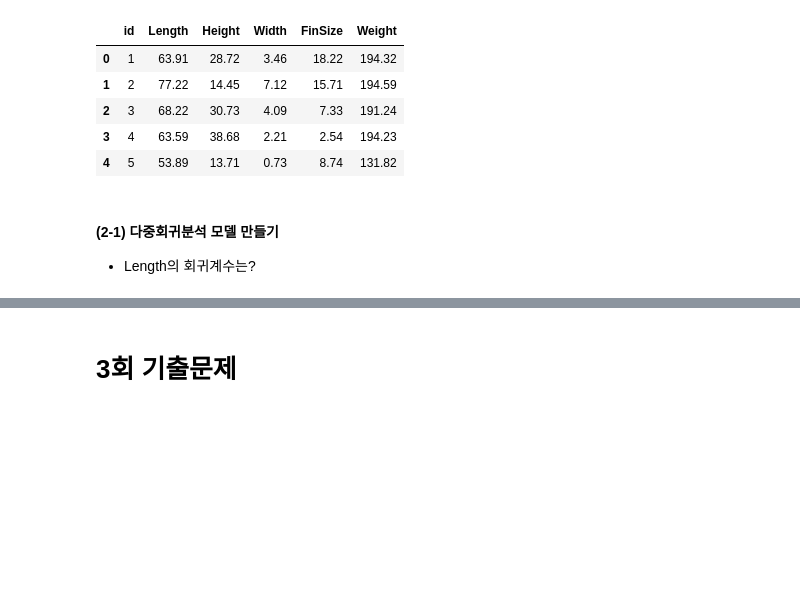
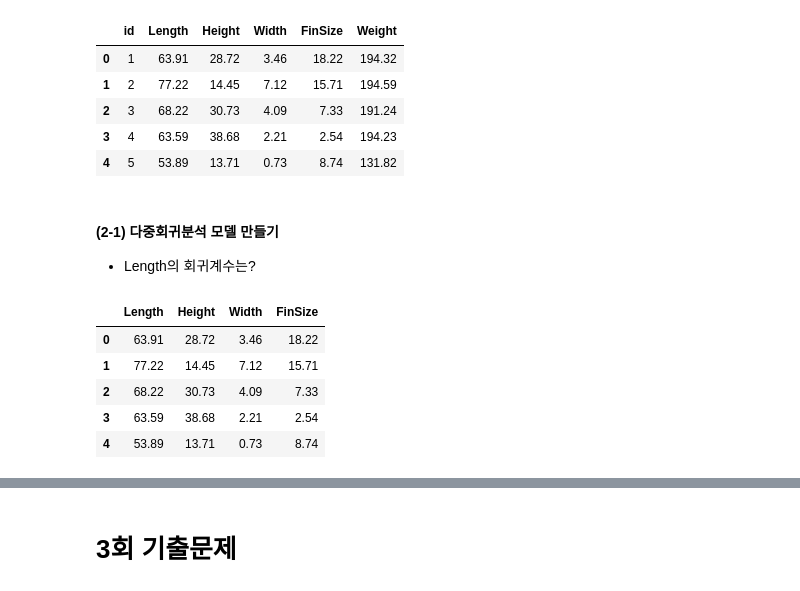
Before and after one commit to va4756/yemoon_bigdata_test, a Jupyter notebook: bigdata_예문_실전문제_example3.ipynb, the cells around one changed output, grey strips where cells are left out. Saved outputs shown, nothing was run; the diff lists cells and outputs as text; code cells hidden in the pictures; blank space fills up the shorter version.

```diff
--- a/bigdata_예문_실전문제_example3.ipynb
+++ b/bigdata_예문_실전문제_example3.ipynb
@@ -774,0 +779,12 @@ df.head()
+# %%
+#독립변수, 종속변수 데이터 분리
+X = df[X_cols]
+y = df[Y_cols]
+X.head()
+# %% [output]
+|  | Length | Height | Width | FinSize |
+| 0 | 63.91 | 28.72 | 3.46 | 18.22 |
+| 1 | 77.22 | 14.45 | 7.12 | 15.71 |
+| 2 | 68.22 | 30.73 | 4.09 | 7.33 |
+| 3 | 63.59 | 38.68 | 2.21 | 2.54 |
+| 4 | 53.89 | 13.71 | 0.73 | 8.74 |
```
Also changed, not shown: parts of 7 cells of this notebook.
